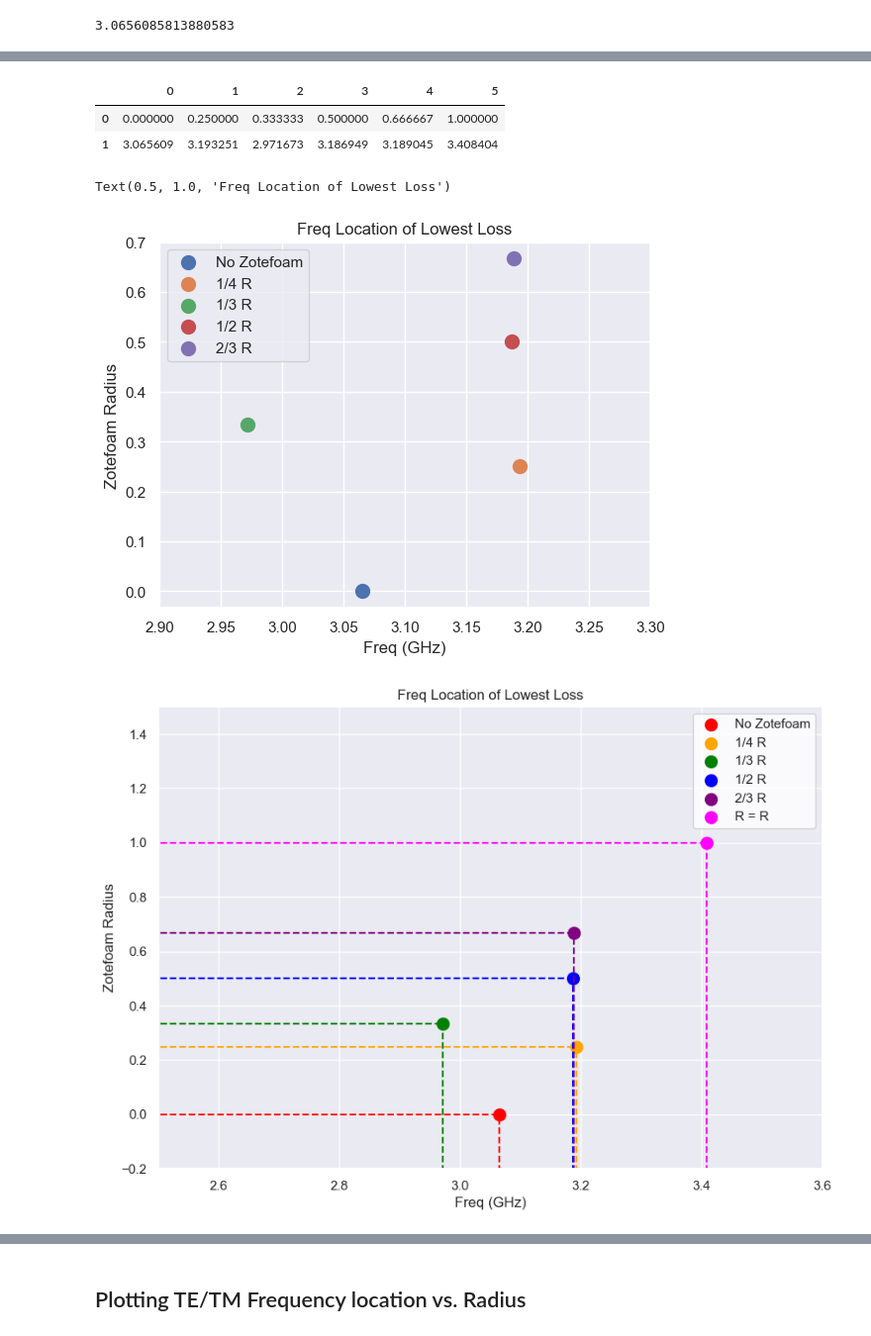
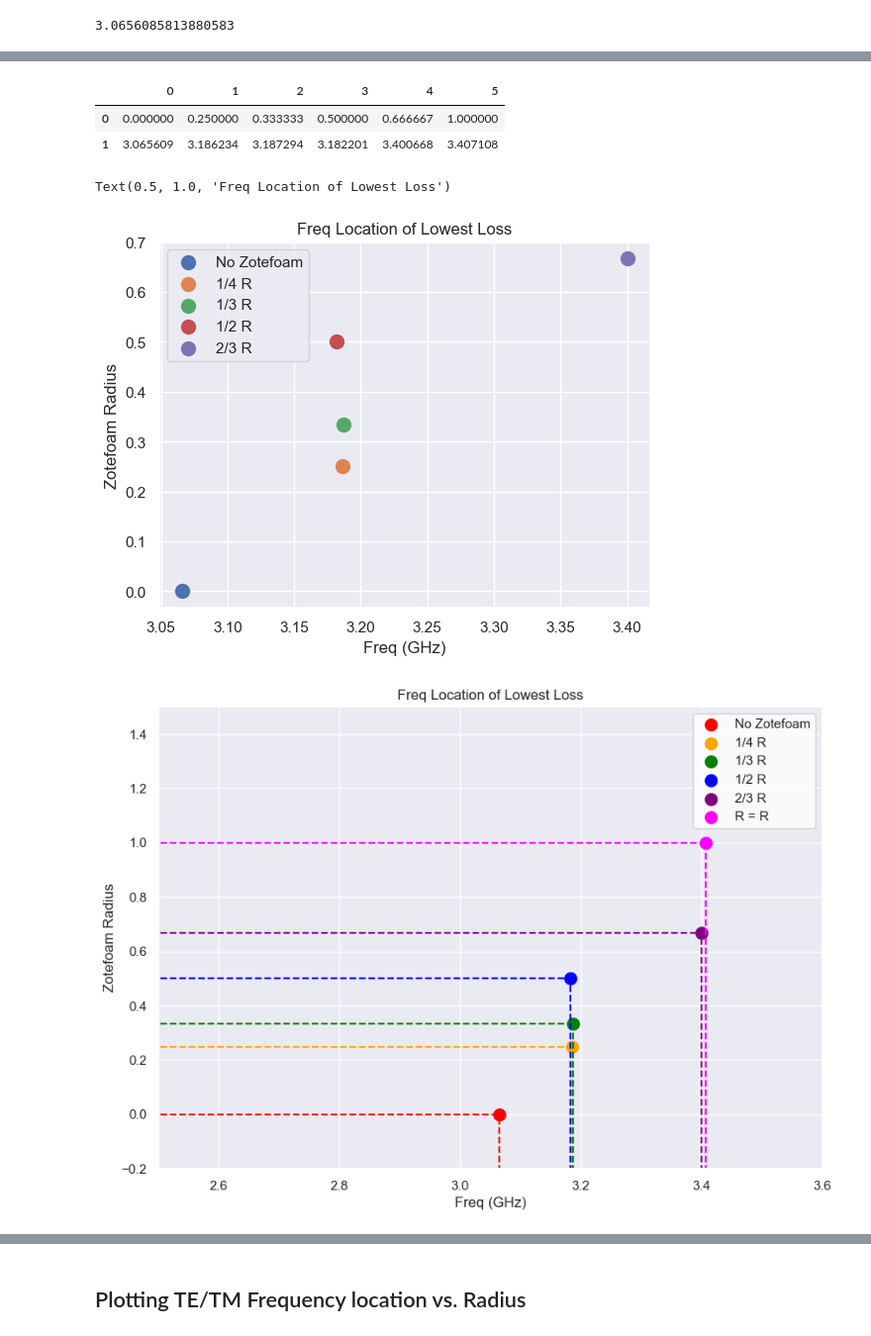
Before and after one commit to leay01/whispering_gallery_MAIN, a Jupyter notebook: calibrated/new_Q/alumina_doubleZotefoam.ipynb, the cells around one changed output, grey strips where cells are left out. Shown at 99% size. Saved outputs shown, nothing was run; the diff lists cells and outputs as text; code cells hidden in the pictures.

```diff
--- a/calibrated/new_Q/alumina_doubleZotefoam.ipynb
+++ b/calibrated/new_Q/alumina_doubleZotefoam.ipynb
@@ -623,30 +786,30 @@ array([3.06560858, 3.19325069, 2.97167333, 3.18694908, 3.1890446 ,
 # %%
-Q_maxes = pd.DataFrame([radius_column_wfull, Q_maxes_list])
+Q_maxes = pd.DataFrame([radius_column_relative, Q_maxes_list])
 # %%
 Q_maxes
 # %% [output]
 |  | 0 | 1 | 2 | 3 | 4 | 5 |
 | 0 | 0.000000 | 0.250000 | 0.333333 | 0.500000 | 0.666667 | 1.000000 |
-| 1 | 3.065609 | 3.193251 | 2.971673 | 3.186949 | 3.189045 | 3.408404 |
+| 1 | 3.065609 | 3.186234 | 3.187294 | 3.182201 | 3.400668 | 3.407108 |
 # %%
 plt.scatter(Q_maxes.iloc[1,0], Q_maxes.iloc[0,0], label = 'No Zotefoam', s = 100)
 
 plt.scatter(Q_maxes.iloc[1,1], Q_maxes.iloc[0,1], label = '1/4 R', s = 100)
 
 plt.scatter(Q_maxes.iloc[1,2], Q_maxes.iloc[0,2], label = '1/3 R', s = 100)
 
 plt.scatter(Q_maxes.iloc[1,3], Q_maxes.iloc[0,3], label = '1/2 R', s = 100)
 
 plt.scatter(Q_maxes.iloc[1,4], Q_maxes.iloc[0,4], label = '2/3 R', s = 100)
 
 plt.legend()
-plt.xlim(2.9, 3.3)
+# plt.xlim(2.9, 3.3)
 plt.xlabel('Freq (GHz)')
 plt.ylabel('Zotefoam Radius')
 plt.title('Freq Location of Lowest Loss')
 # %% [output]
 Text(0.5, 1.0, 'Freq Location of Lowest Loss')
-[figure, old version]
+[figure, new version]
 # %%
 plt.figure(figsize = (10, 7))
 
@@ -685,7 +848,7 @@ plt.ylabel('Zotefoam Radius')
 plt.title('Freq Location of Lowest Loss')
 plt.show()
 # %% [output]
-[figure, old version]
+[figure, new version]
 # %%
 print(np.average(alumina_peaks['Quality factor (1)']))
 print(np.average(quarter_R_Qpeaks['Quality factor (1)']))
```
Also changed, not shown: parts of 126 cells of this notebook, 3 other files.
